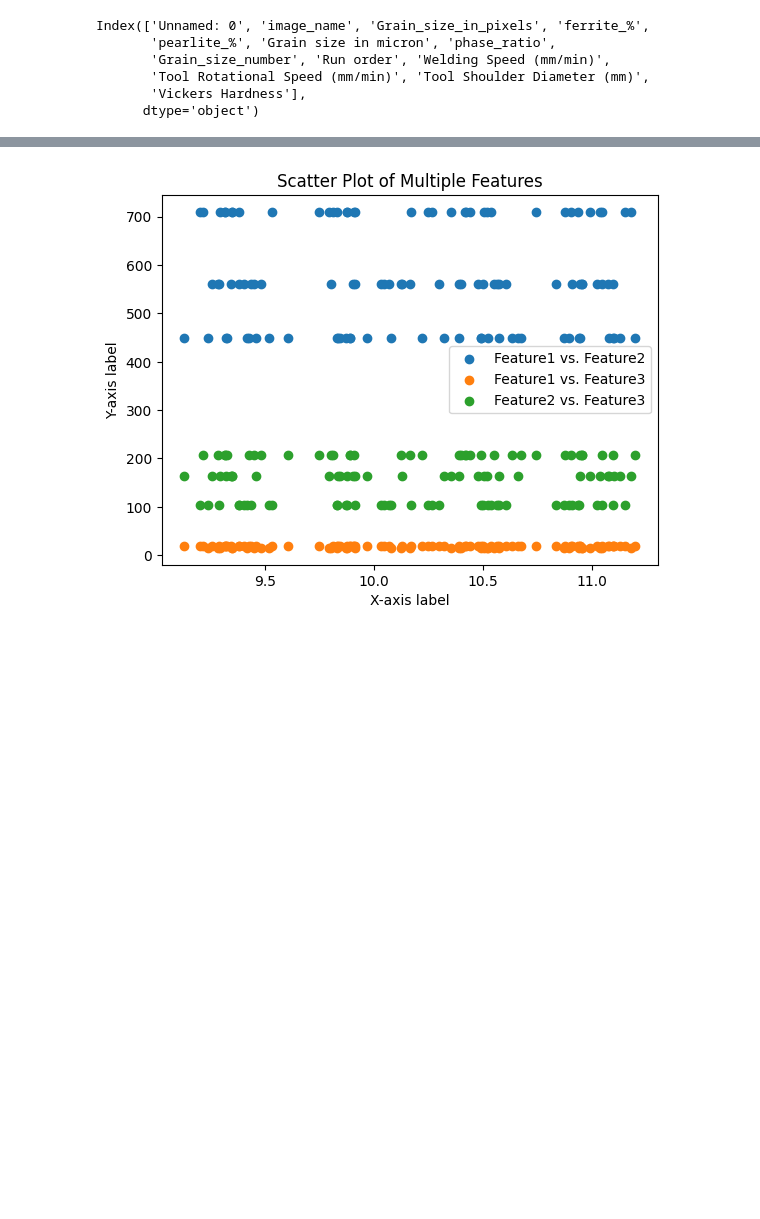
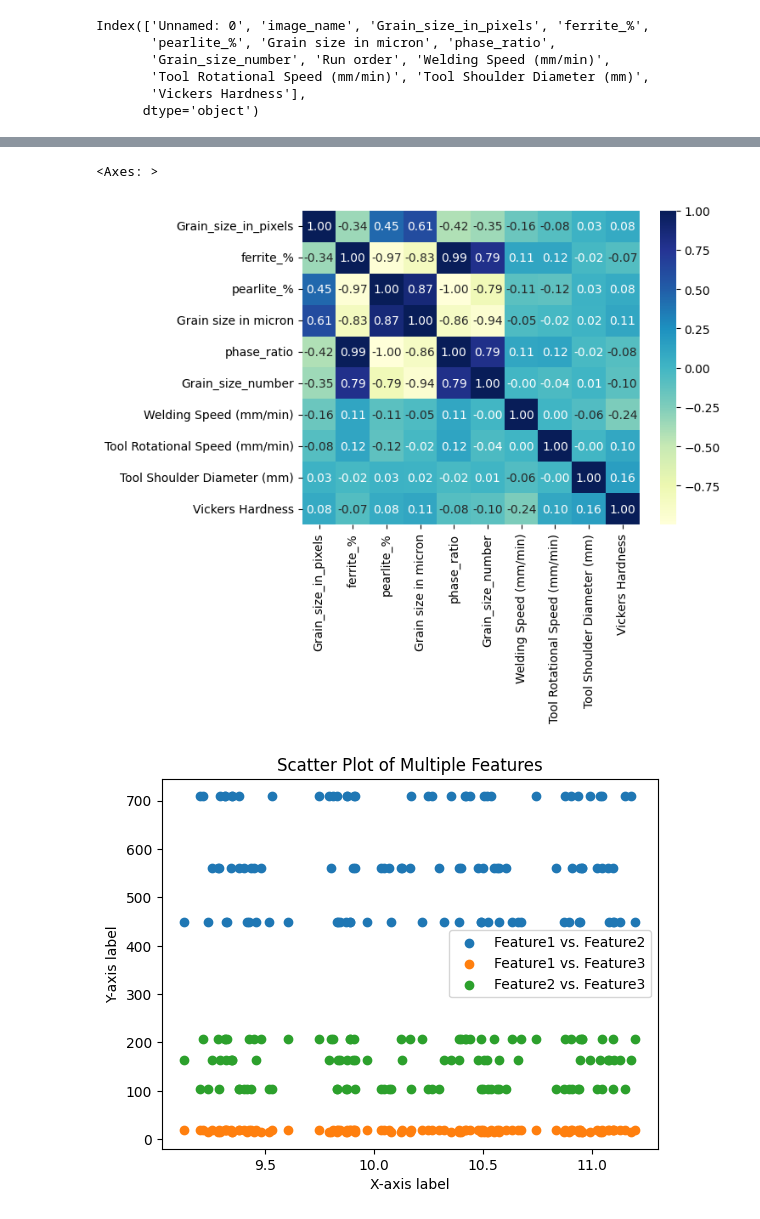
Before and after one commit to pushpendra910/ML-in-Friction-Stir-Welding, a Jupyter notebook: test.ipynb, the cells around one changed output, grey strips where cells are left out. Cells and saved outputs as stored; diff of their text form; code cells hidden in the pictures; blank space fills up the shorter version.

```diff
--- a/test.ipynb
+++ b/test.ipynb
@@ -64,3 +65,8 @@ Index(['Unnamed: 0', 'image_name', 'Grain_size_in_pixels', 'ferrite_%',
+# %%
+sns.heatmap(numeric_data.corr(), cmap="YlGnBu", annot=True,fmt=".2f")
+# %% [output]
+<Axes: >
+[figure, added]
 # %%
 plt.scatter(data['Grain_size_number'], data['Tool Rotational Speed (mm/min)'], label='Feature1 vs. Feature2')
 plt.scatter(data['Grain_size_number'], data['Tool Shoulder Diameter (mm)'], label='Feature1 vs. Feature3')
```
Also changed, not shown: parts of 44 cells of this notebook.
